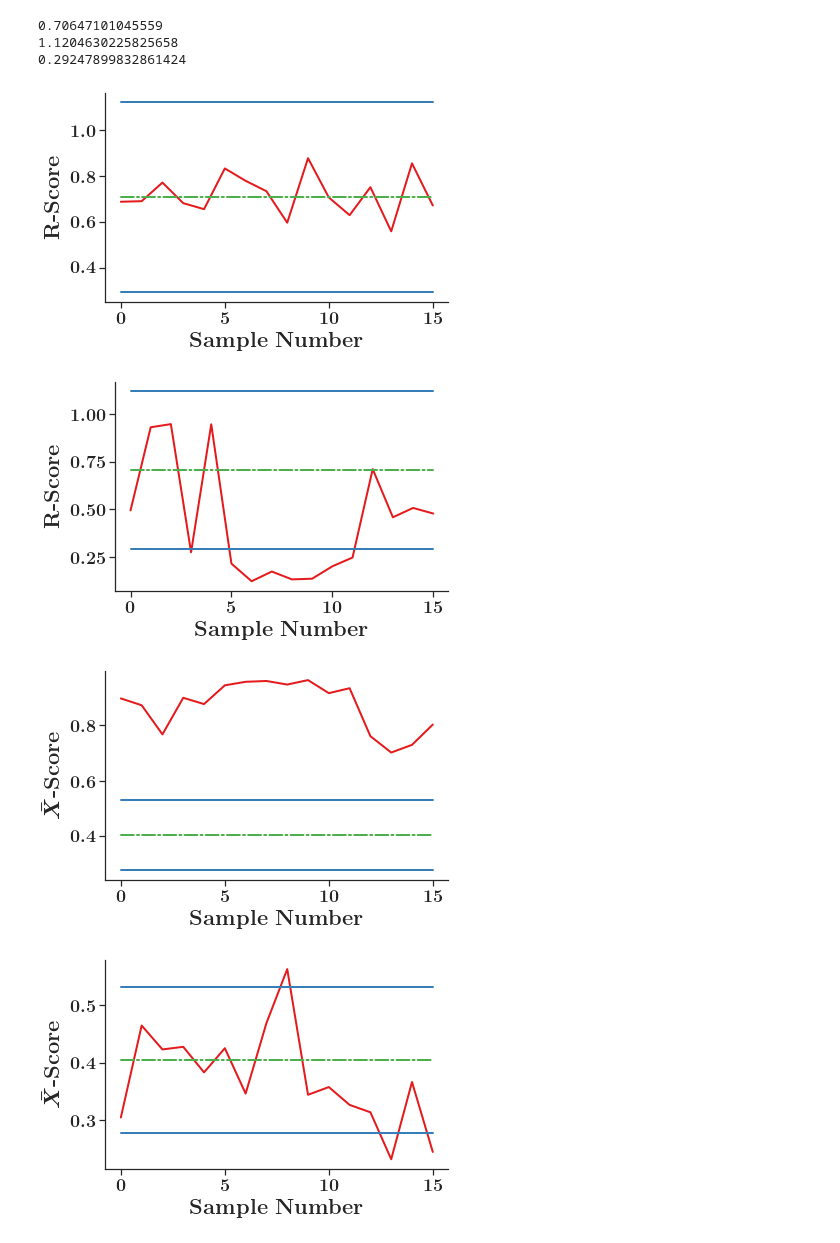
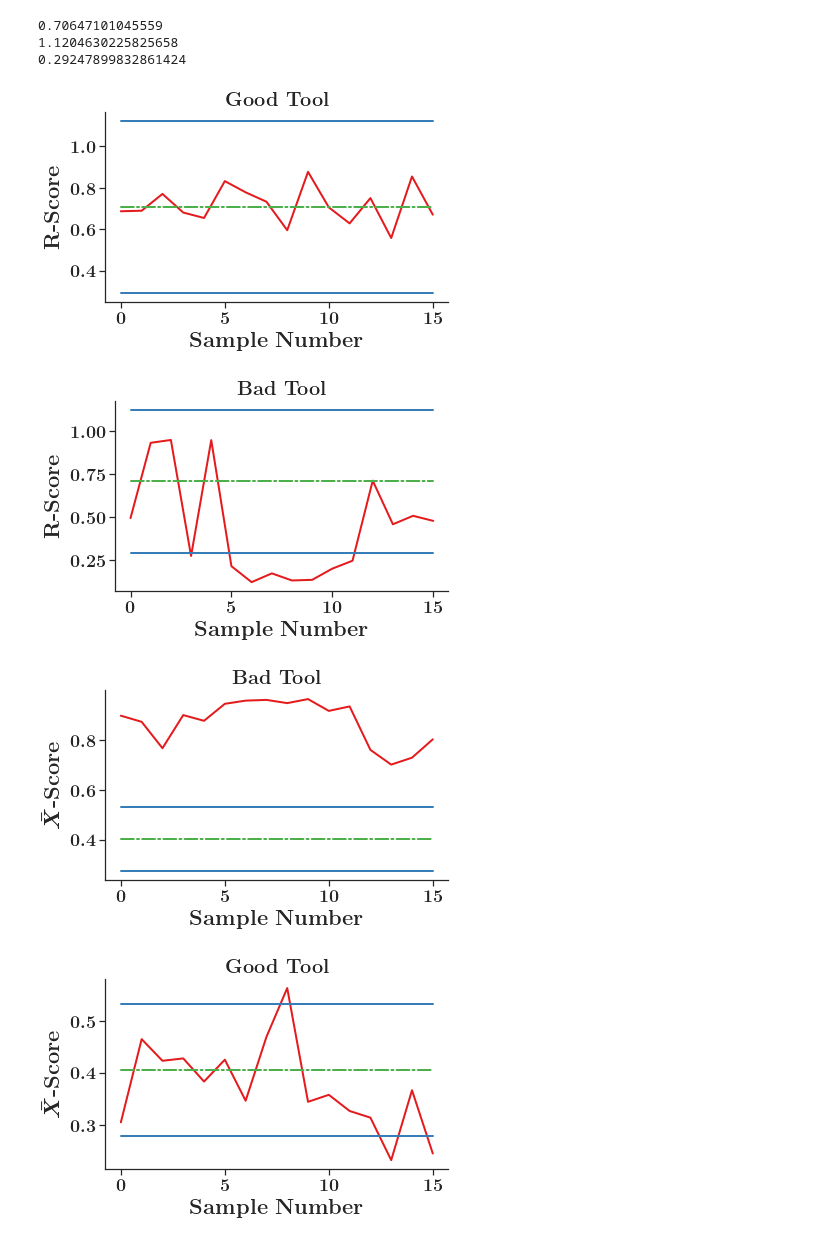
Before and after one commit to danielnewman09/Dissertation, a Jupyter notebook: Dissertation-Notebooks/Chapter-6/Plot-CLF-Performance.ipynb, the cells around one changed output. Cells and saved outputs as stored; diff of their text form; code cells hidden in the pictures.

```diff
--- a/Dissertation-Notebooks/Chapter-6/Plot-CLF-Performance.ipynb
+++ b/Dissertation-Notebooks/Chapter-6/Plot-CLF-Performance.ipynb
@@ -214,10 +214,11 @@ ax.yaxis.set_ticks_position('left')
 # Create the axis labels
 plt.xlabel(r'\textbf{Sample Number}', labelpad=5)
 plt.ylabel(r'\textbf{R-Score}', labelpad=5)
+plt.title(r'\textbf{Good Tool}',fontsize=20)
 
 # Adjust the page layout filling the page using the new tight_layout command
 plt.tight_layout(pad=1.2)
-plt.savefig('figures/R-Good.png',transparent=True)
+plt.savefig('figures/R-Good.svg',transparent=True)
 plt.show()
 
 
@@ -239,10 +240,11 @@ ax.yaxis.set_ticks_position('left')
 # Create the axis labels
 plt.xlabel(r'\textbf{Sample Number}', labelpad=5)
 plt.ylabel(r'\textbf{R-Score}', labelpad=5)
+plt.title(r'\textbf{Bad Tool}',fontsize=20)
 
 # Adjust the page layout filling the page using the new tight_layout command
 plt.tight_layout(pad=1.2)
-plt.savefig('figures/R-Bad.png',transparent=True)
+plt.savefig('figures/R-Bad.svg',transparent=True)
 plt.show()
 
 
@@ -264,39 +266,39 @@ ax.yaxis.set_ticks_position('left')
 # Create the axis labels
 plt.xlabel(r'\textbf{Sample Number}', labelpad=5)
 plt.ylabel(r'\textbf{$\bar{X}$-Score}', labelpad=5)
-
+plt.title(r'\textbf{Bad Tool}',fontsize=20)
 
 # Adjust the page layout filling the page using the new tight_layout command
 plt.tight_layout(pad=1.2)
-plt.savefig('figures/X-Bad.png',transparent=True)
+plt.savefig('figures/X-Bad.svg',transparent=True)
 plt.show()
 
 plt.figure(figsize=(6,4))
 
 # Customize the axes
 ax = plt.gca()
 
 plt.plot(x_good.flatten(),color='#e41a1c',linewidth=2)
 plt.plot(np.ones_like(x_good) * x_dbar,linestyle='dashdot',color='#4daf4a')
 plt.plot(np.ones_like(x_good) * x_ucl,linestyle='solid',color='#377eb8')
 plt.plot(np.ones_like(x_good) * x_lcl,linestyle='solid',color='#377eb8')
 
 ax.spines['right'].set_color('none')
 ax.spines['top'].set_color('none')
 ax.xaxis.set_ticks_position('bottom')
 ax.yaxis.set_ticks_position('left')
 
 # Create the axis labels
 plt.xlabel(r'\textbf{Sample Number}', labelpad=5)
 plt.ylabel(r'\textbf{$\bar{X}$-Score}', labelpad=5)
-
+plt.title(r'\textbf{Good Tool}',fontsize=20)
 
 # Adjust the page layout filling the page using the new tight_layout command
 plt.tight_layout(pad=1.2)
-plt.savefig('figures/X-Good.png',transparent=True)
+plt.savefig('figures/X-Good.svg',transparent=True)
 plt.show()
 # %% [output]
-[figure, old version]
+[figure, new version]
-[figure, old version]
+[figure, new version]
-[figure, old version]
+[figure, new version]
-[figure, old version]
+[figure, new version]
```
Also changed, not shown: parts of 1 cell of this notebook, 19 other files.
